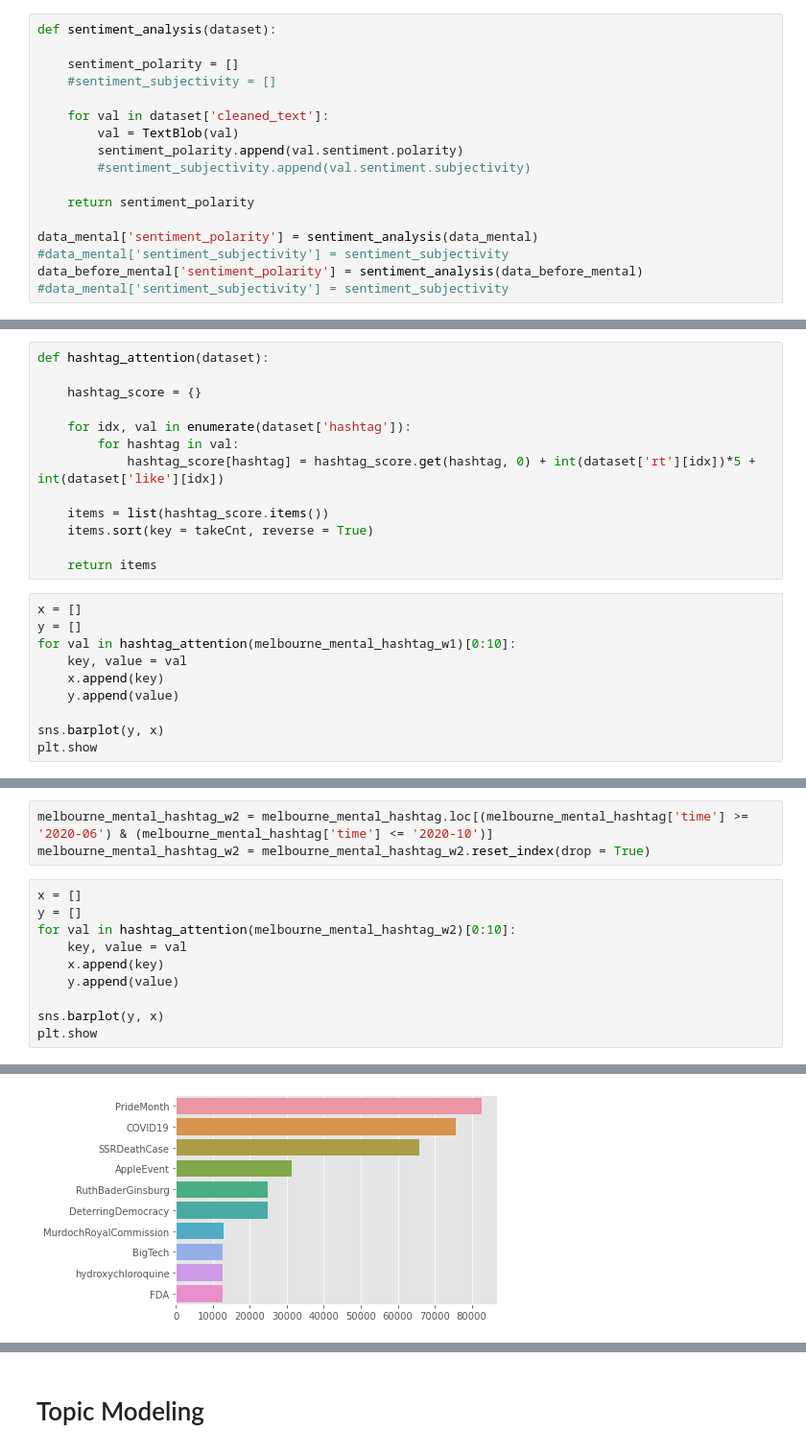
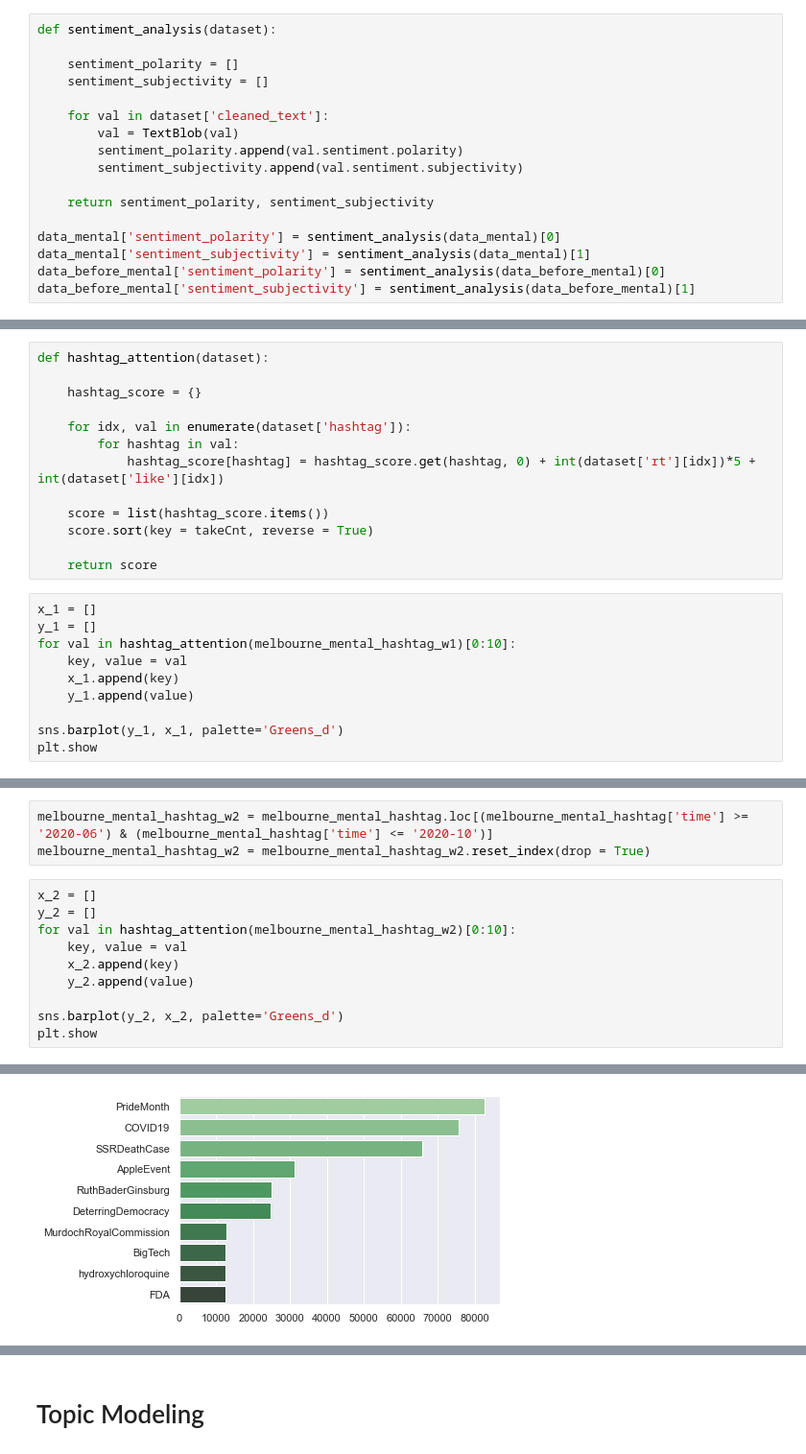
Before and after one commit to DoreenML/COMP90024-Assignment2, a Jupyter notebook: CouchDB/data_analysis_mark9.ipynb, the cells around one changed output, grey strips where cells are left out. Shown at 96% size. Drawn from its saved outputs; the diff is of its cells as text.

```diff
--- a/CouchDB/data_analysis_mark9.ipynb
+++ b/CouchDB/data_analysis_mark9.ipynb
@@ -311,19 +311,19 @@ data_mental_js = data_mental.drop(columns = ['if_city', 'if_mental'], axis = 1).
 def sentiment_analysis(dataset):
 
     sentiment_polarity = []
-    #sentiment_subjectivity = []
+    sentiment_subjectivity = []
 
     for val in dataset['cleaned_text']:
         val = TextBlob(val)
         sentiment_polarity.append(val.sentiment.polarity)
-        #sentiment_subjectivity.append(val.sentiment.subjectivity)
+        sentiment_subjectivity.append(val.sentiment.subjectivity)
 
-    return sentiment_polarity
+    return sentiment_polarity, sentiment_subjectivity
 
-data_mental['sentiment_polarity'] = sentiment_analysis(data_mental)
-#data_mental['sentiment_subjectivity'] = sentiment_subjectivity
-data_before_mental['sentiment_polarity'] = sentiment_analysis(data_before_mental)
-#data_mental['sentiment_subjectivity'] = sentiment_subjectivity
+data_mental['sentiment_polarity'] = sentiment_analysis(data_mental)[0]
+data_mental['sentiment_subjectivity'] = sentiment_analysis(data_mental)[1]
+data_before_mental['sentiment_polarity'] = sentiment_analysis(data_before_mental)[0]
+data_before_mental['sentiment_subjectivity'] = sentiment_analysis(data_before_mental)[1]
 # %% [output]
 A value is trying to be set on a copy of a slice from a DataFrame.
 Try using .loc[row_indexer,col_indexer] = value instead
@@ -751,19 +752,19 @@ def hashtag_attention(dataset):
         for hashtag in val:
             hashtag_score[hashtag] = hashtag_score.get(hashtag, 0) + int(dataset['rt'][idx])*5 + int(dataset['like'][idx])
 
-    items = list(hashtag_score.items())
-    items.sort(key = takeCnt, reverse = True)
+    score = list(hashtag_score.items())
+    score.sort(key = takeCnt, reverse = True)
 
-    return items
+    return score
 # %%
-x = []
-y = []
+x_1 = []
+y_1 = []
 for val in hashtag_attention(melbourne_mental_hashtag_w1)[0:10]:
     key, value = val
-    x.append(key)
-    y.append(value)
+    x_1.append(key)
+    y_1.append(value)
 
-sns.barplot(y, x)
+sns.barplot(y_1, x_1, palette='Greens_d')
 plt.show
 # %% [output]
 <function matplotlib.pyplot.show(close=None, block=None)>
@@ -774,16 +775,16 @@ plt.show
 melbourne_mental_hashtag_w2 = melbourne_mental_hashtag.loc[(melbourne_mental_hashtag['time'] >= '2020-06') & (melbourne_mental_hashtag['time'] <= '2020-10')]
 melbourne_mental_hashtag_w2 = melbourne_mental_hashtag_w2.reset_index(drop = True)
 # %%
-x = []
-y = []
+x_2 = []
+y_2 = []
 for val in hashtag_attention(melbourne_mental_hashtag_w2)[0:10]:
     key, value = val
-    x.append(key)
-    y.append(value)
+    x_2.append(key)
+    y_2.append(value)
 
-sns.barplot(y, x)
+sns.barplot(y_2, x_2, palette='Greens_d')
 plt.show
 # %% [output]
 <function matplotlib.pyplot.show(close=None, block=None)>
-[figure, old version]
+[figure, new version]
 # %% [markdown]
```
Also changed, not shown: parts of 20 cells of this notebook.
